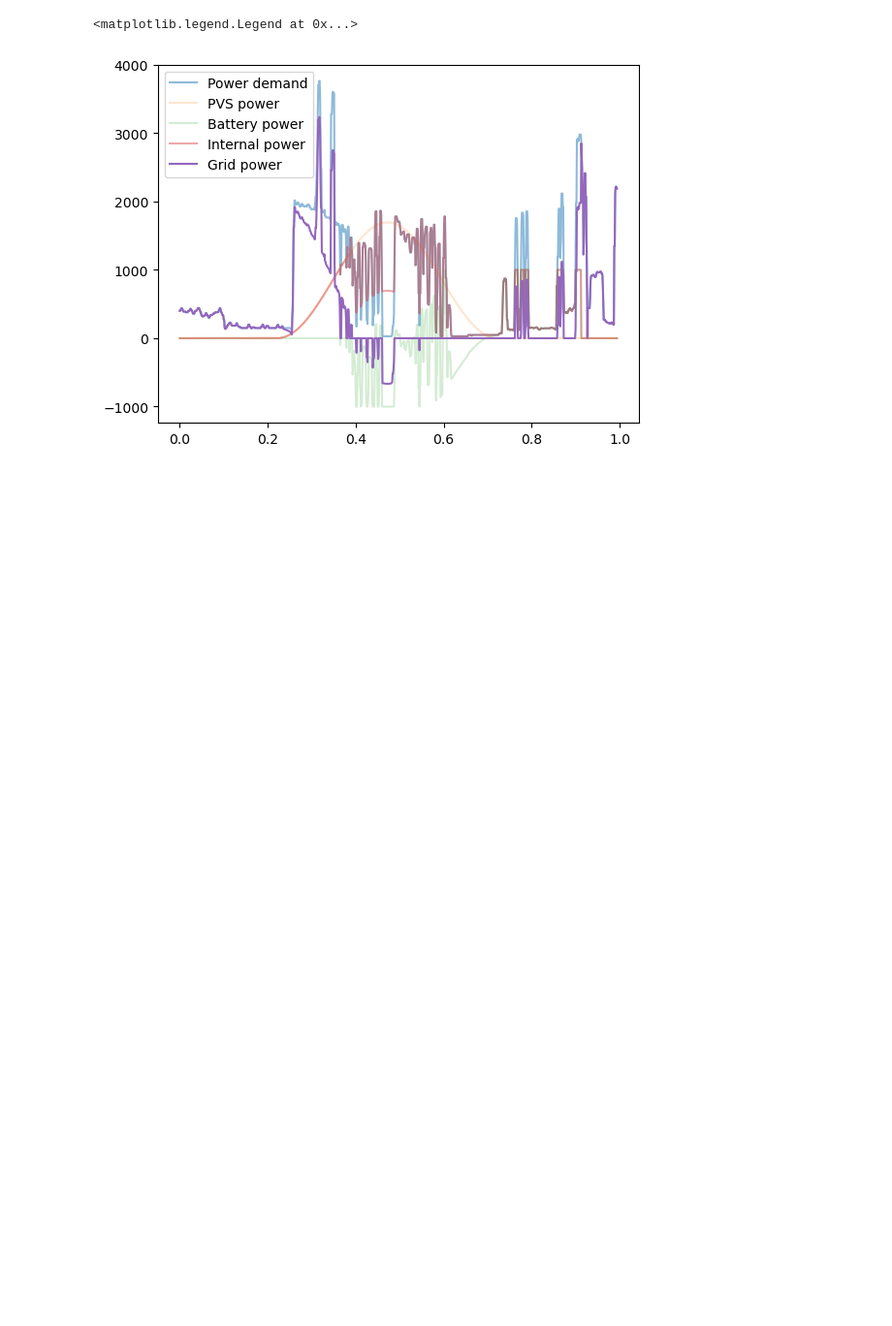
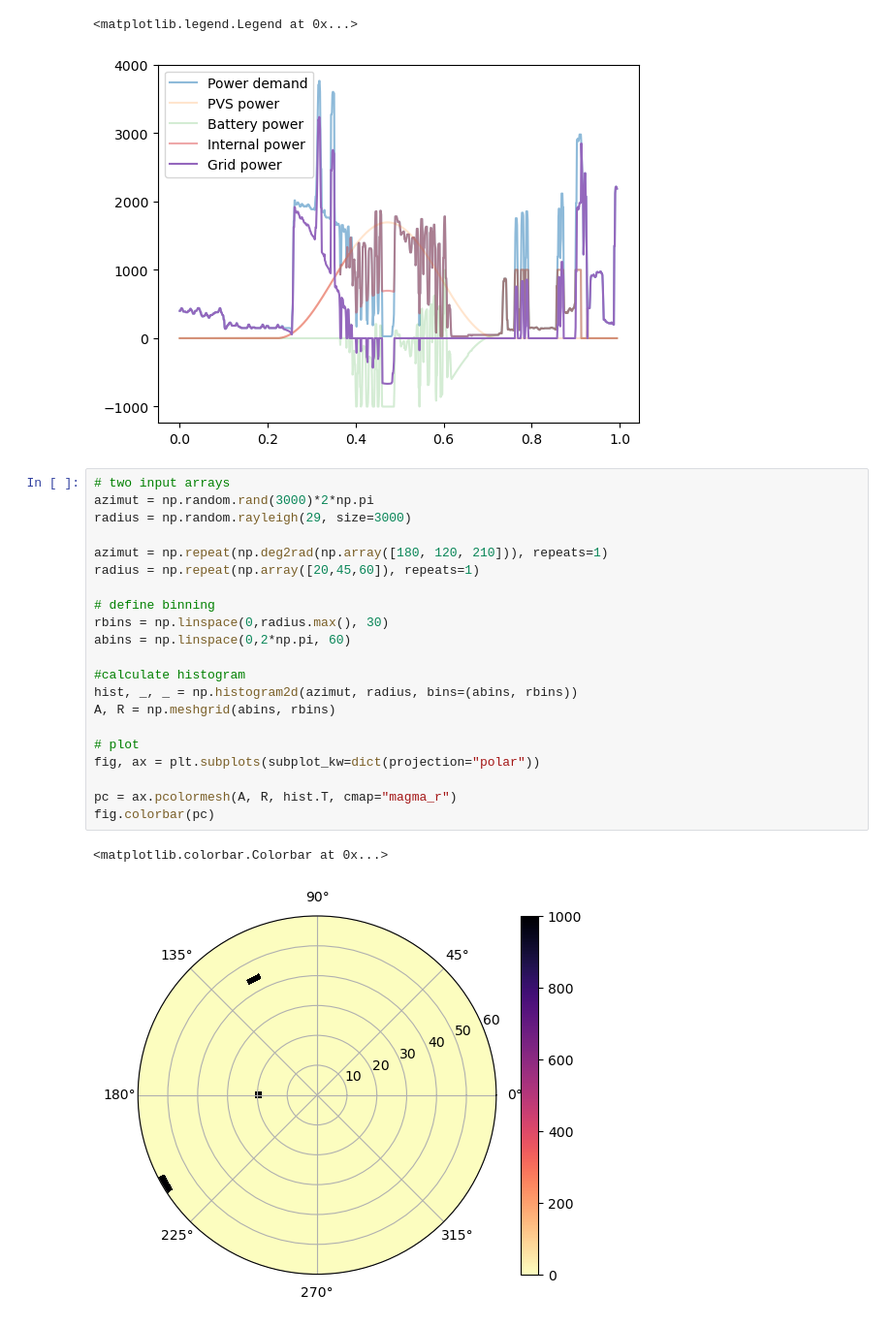
Before and after one commit to LMerbecks/PV-Power-Matching, a Jupyter notebook: src/helper_notebook.ipynb, the cells around one changed output. Shown at 97% size. Drawn from its saved outputs; the diff is of its cells as text; blank space fills up the shorter version.

Commit message:
Tried to implement polar histogram but does not work. Also azimut needs to be flipped.

```diff
--- a/src/helper_notebook.ipynb
+++ b/src/helper_notebook.ipynb
@@ -378,3 +378,27 @@ plt.legend()
 # %% [output]
 <matplotlib.legend.Legend at 0x...>
 [figure]
+# %%
+# two input arrays
+azimut = np.random.rand(3000)*2*np.pi
+radius = np.random.rayleigh(29, size=3000)
+
+azimut = np.repeat(np.deg2rad(np.array([180, 120, 210])), repeats=1)
+radius = np.repeat(np.array([20,45,60]), repeats=1)
+
+# define binning
+rbins = np.linspace(0,radius.max(), 30)
+abins = np.linspace(0,2*np.pi, 60)
+
+#calculate histogram
+hist, _, _ = np.histogram2d(azimut, radius, bins=(abins, rbins))
+A, R = np.meshgrid(abins, rbins)
+
+# plot
+fig, ax = plt.subplots(subplot_kw=dict(projection="polar"))
+
+pc = ax.pcolormesh(A, R, hist.T, cmap="magma_r")
+fig.colorbar(pc)
+# %% [output]
+<matplotlib.colorbar.Colorbar at 0x...>
+[figure, added]
```
Also changed, not shown: 1 other file.
